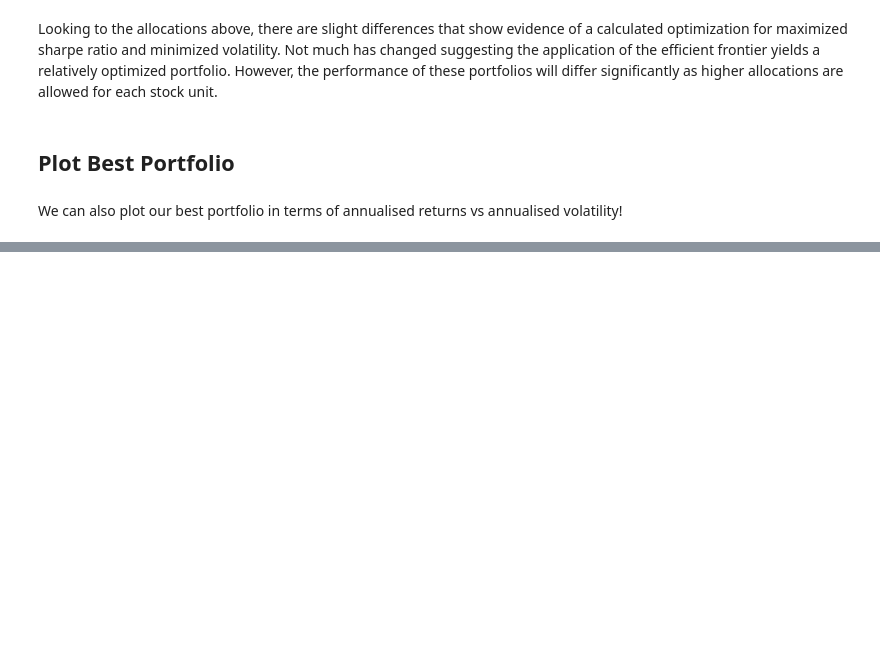
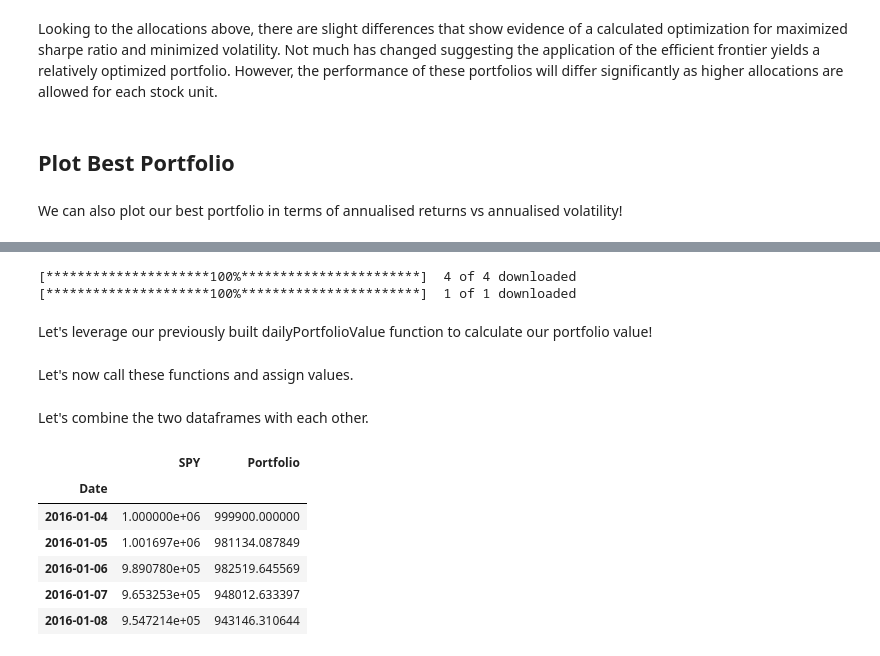
Before and after one commit to AashinShazar/TradingML, a Jupyter notebook: PortfolioOptimizer/PortfolioOptimizer .ipynb, the cells around one changed output, grey strips where cells are left out. Cells and saved outputs as stored; diff of their text form; code cells hidden in the pictures; blank space fills up the shorter version.

```diff
--- a/PortfolioOptimizer/PortfolioOptimizer .ipynb
+++ b/PortfolioOptimizer/PortfolioOptimizer .ipynb
@@ -682,0 +698,10 @@ TSLA : annuaised return 0.24 , annualised volatility: 0.37
+# %%
+import yfinance as yf
+
+portfolioData = yf.download("AAPL  GOOGL  NFLX  TSLA", start="2016-01-01", end="2017-12-31")
+portfolioBench = yf.download("SPY", start="2016-01-01", end="2017-12-31")
+# %% [output]
+[*********************100%***********************]  4 of 4 downloaded
+[*********************100%***********************]  1 of 1 downloaded
+# %% [markdown]
+Let's leverage our previously built dailyPortfolioValue function to calculate our portfolio value!
@@ -682,0 +722,2 @@ TSLA : annuaised return 0.24 , annualised volatility: 0.37
+# %% [markdown]
+Let's now call these functions and assign values.
@@ -682,0 +735,13 @@ TSLA : annuaised return 0.24 , annualised volatility: 0.37
+# %% [markdown]
+Let's combine the two dataframes with each other.
+# %%
+bigdata = pd.concat([benchPosVal, port_val],axis=1)
+bigdata.head()
+# %% [output]
+|  | SPY | Portfolio |
+| Date |  |  |
+| 2016-01-04 | 1.000000e+06 | 999900.000000 |
+| 2016-01-05 | 1.001697e+06 | 981134.087849 |
+| 2016-01-06 | 9.890780e+05 | 982519.645569 |
+| 2016-01-07 | 9.653253e+05 | 948012.633397 |
+| 2016-01-08 | 9.547214e+05 | 943146.310644 |
```
Also changed, not shown: parts of 21 cells of this notebook.
